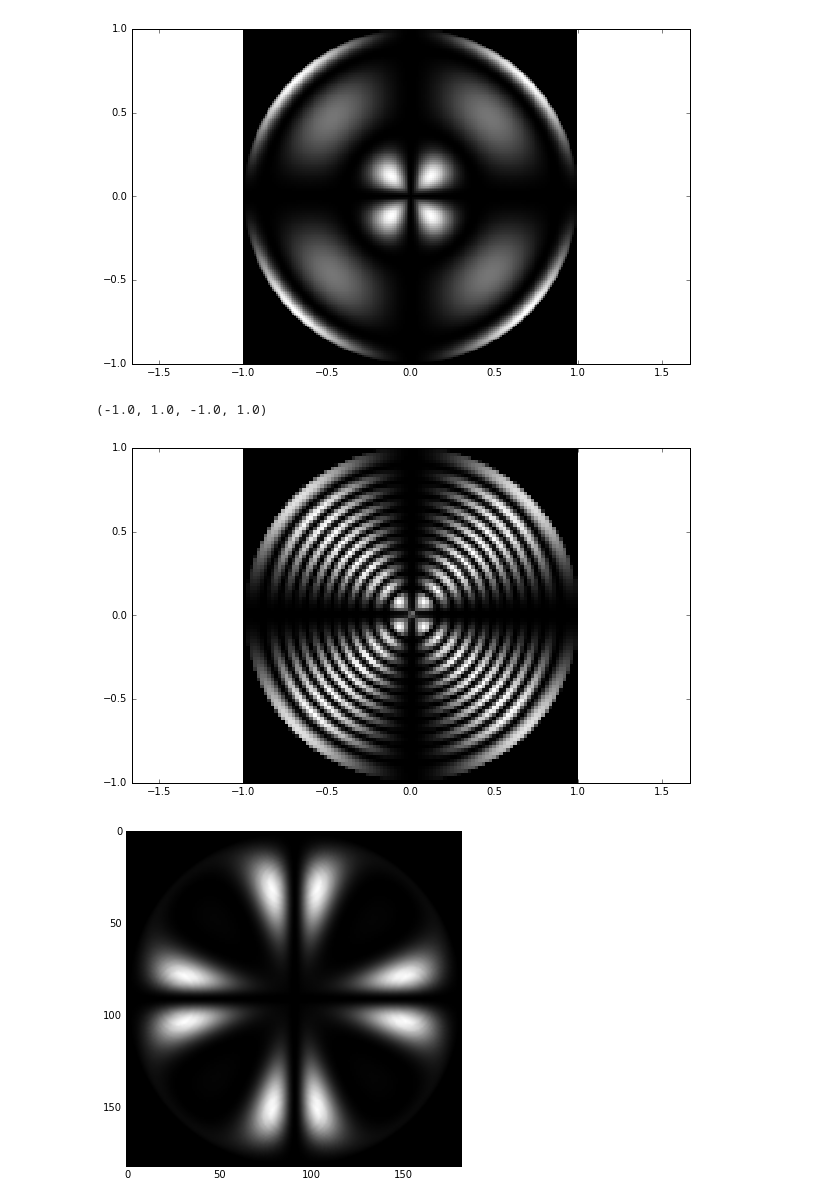
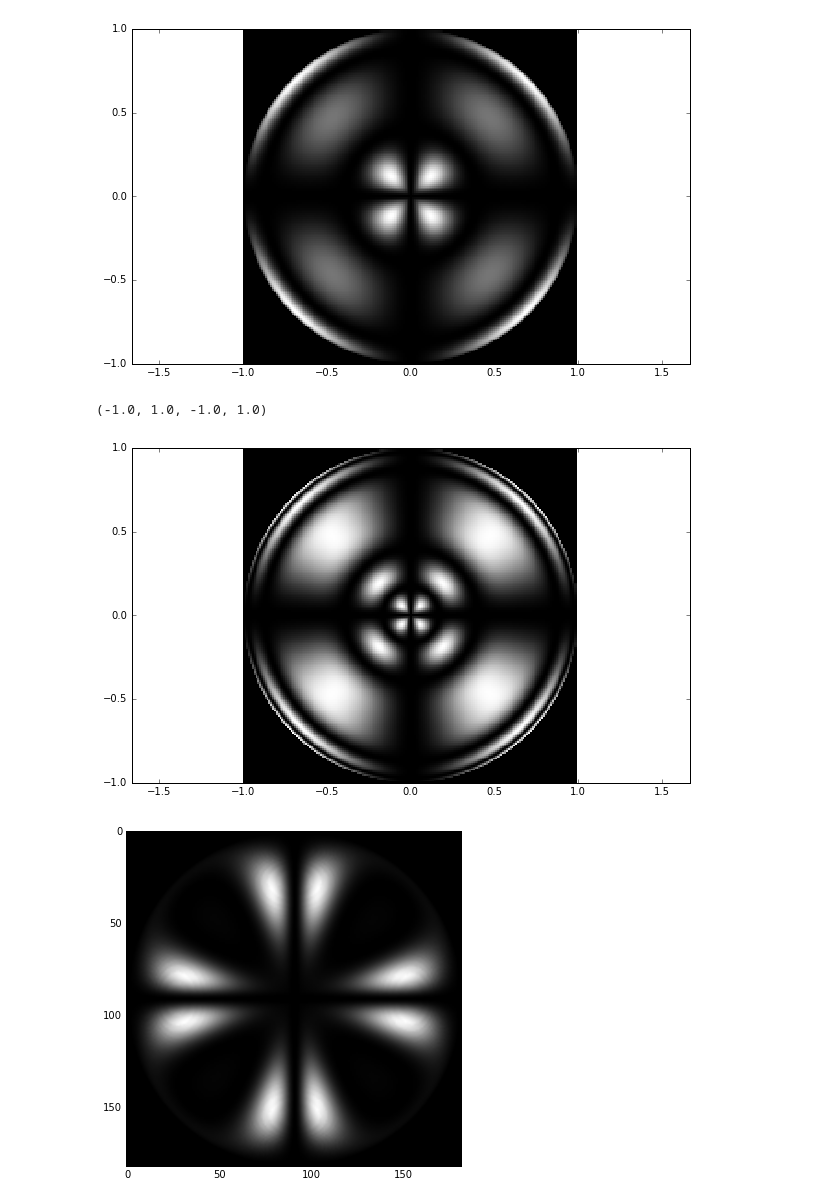
Before and after one commit to AlexisdlC/droptwist, a Jupyter notebook: radial_drop_jm.ipynb, the cells around one changed output. Saved outputs shown, nothing was run; the diff lists cells and outputs as text; code cells hidden in the pictures.

```diff
--- a/radial_drop_jm.ipynb
+++ b/radial_drop_jm.ipynb
@@ -494,11 +494,11 @@ plt.axis('equal')
 (-1.0, 1.0, -1.0, 1.0)
 [figure]
 # %%
-plt.pcolor(x,y,im2,cmap=plt.cm.gray)
+plt.pcolor(x,y,im6,cmap=plt.cm.gray)
 plt.axis('equal')
 # %% [output]
 (-1.0, 1.0, -1.0, 1.0)
-[figure, old version]
+[figure, new version]
 # %%
 fig=plt.imshow(im6)
 # %% [output]
```
Also changed, not shown: parts of 6 cells of this notebook.
